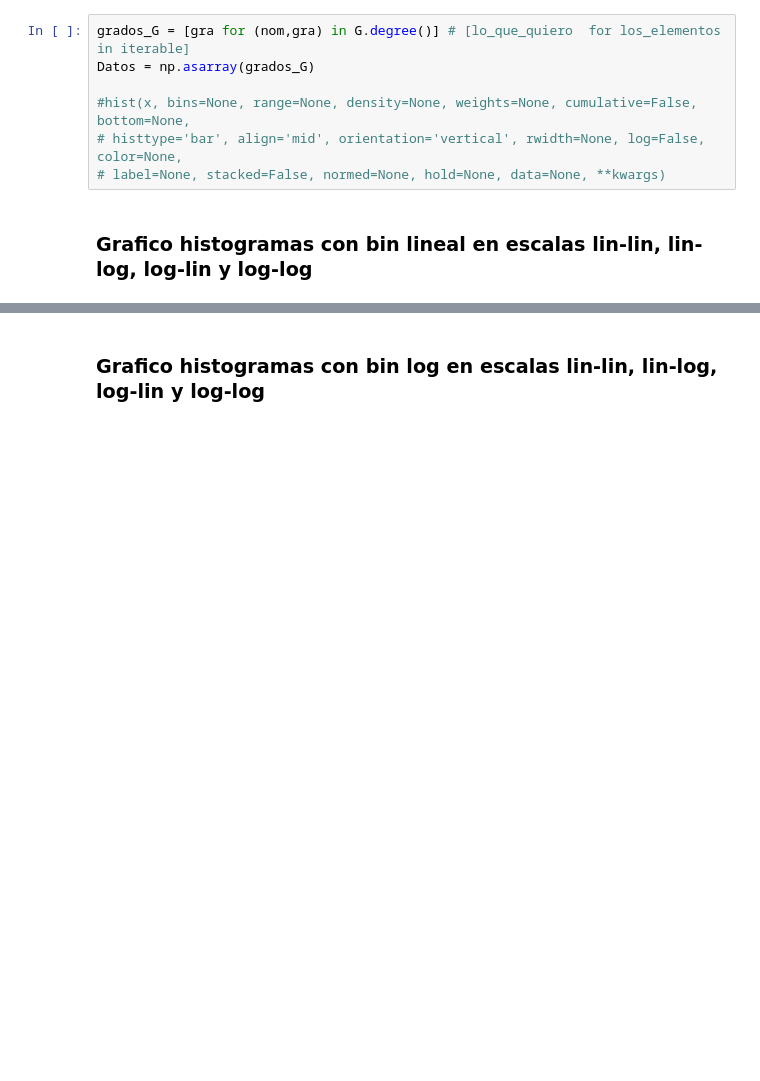
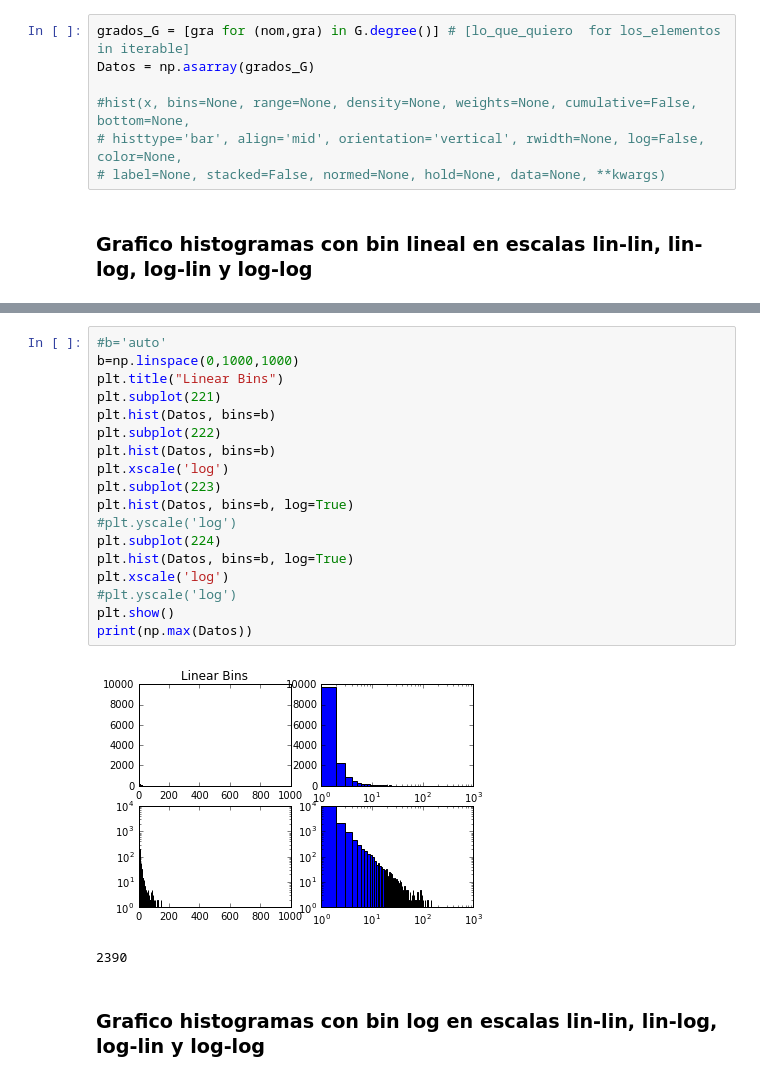
Before and after one commit to fedesevle/Redes_FLEM, a Jupyter notebook: TP1_ej3.ipynb, the cells around one changed output, grey strips where cells are left out. Saved outputs shown, nothing was run; the diff lists cells and outputs as text; blank space fills up the shorter version.

```diff
--- a/TP1_ej3.ipynb
+++ b/TP1_ej3.ipynb
@@ -62,3 +69,24 @@ print(np.max(Datos))
+# %%
+#b='auto'
+b=np.linspace(0,1000,1000)
+plt.title("Linear Bins")
+plt.subplot(221)
+plt.hist(Datos, bins=b)
+plt.subplot(222)
+plt.hist(Datos, bins=b)
+plt.xscale('log')
+plt.subplot(223)
+plt.hist(Datos, bins=b, log=True)
+#plt.yscale('log')
+plt.subplot(224)
+plt.hist(Datos, bins=b, log=True)
+plt.xscale('log')
+#plt.yscale('log')
+plt.show()
+print(np.max(Datos))
+# %% [output]
+[figure, added]
+2390
 # %% [markdown]
 ### Grafico histogramas con bin log en escalas lin-lin, lin-log, log-lin y log-log
 # %%
```
Also changed, not shown: parts of 4 cells of this notebook, 8 other files.
